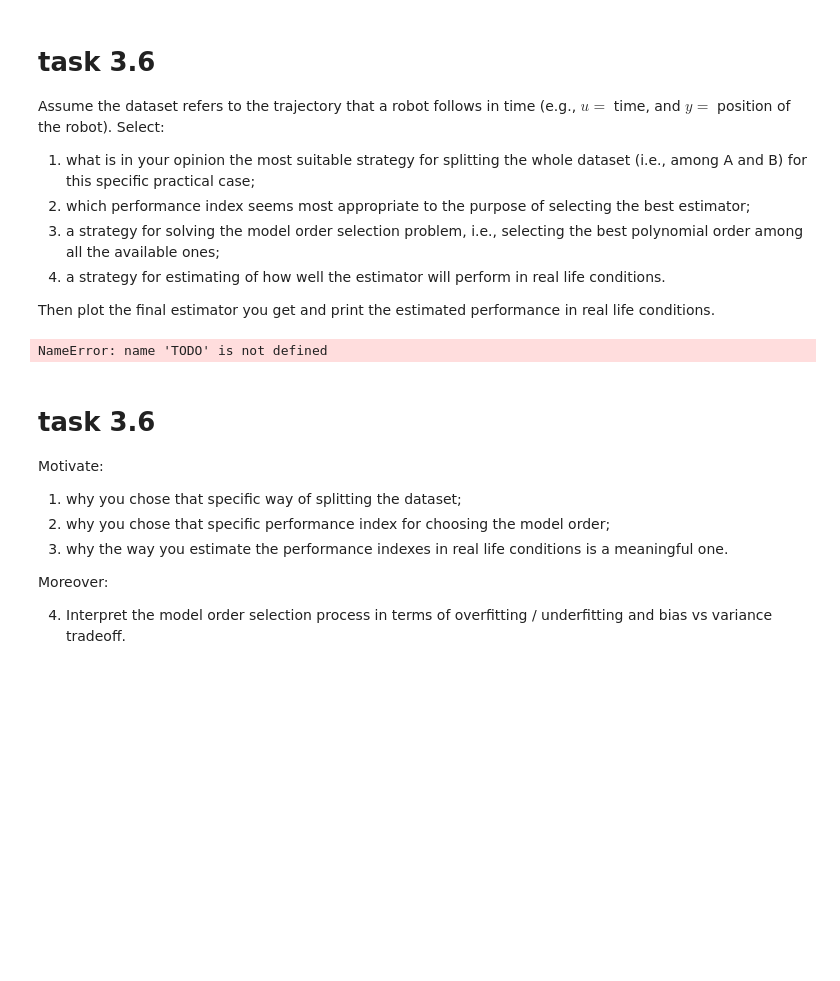
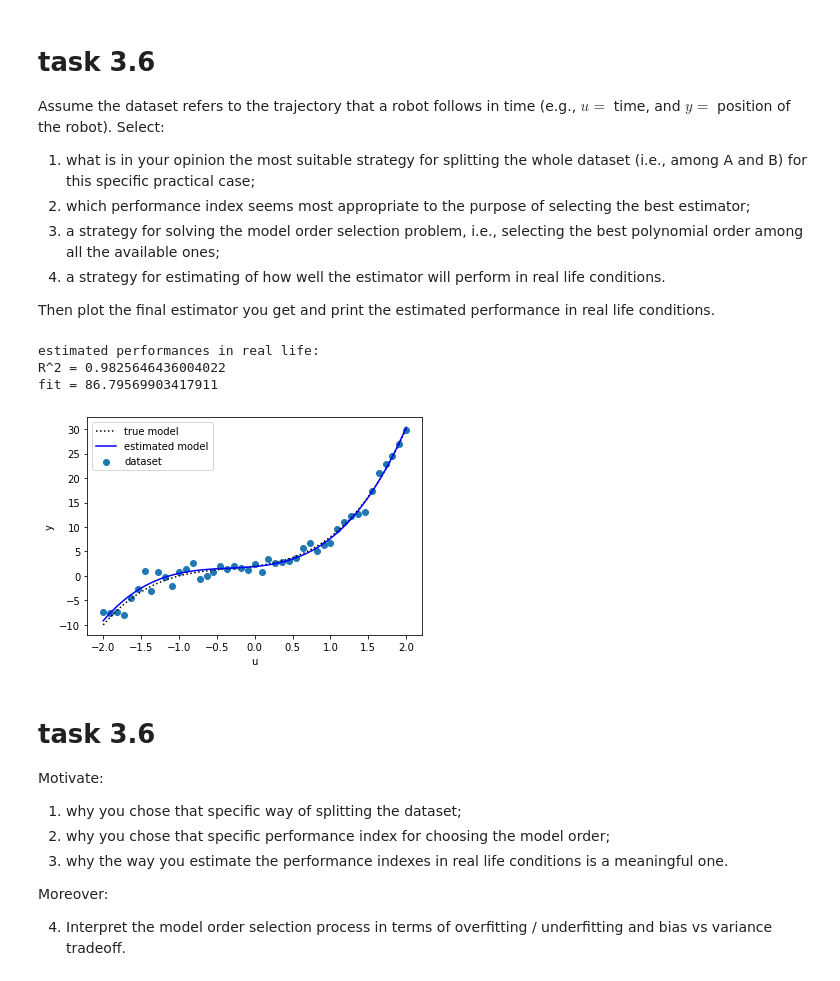
Before and after one commit to chrstrom/TTK4260, a Jupyter notebook: assignment_03.ipynb, the cells around one changed output. Saved outputs shown, nothing was run; the diff lists cells and outputs as text; code cells hidden in the pictures; blank space fills up the shorter version.

```diff
--- a/assignment_03.ipynb
+++ b/assignment_03.ipynb
@@ -170,12 +168,12 @@ def performance_indexes( measured_y, estimated_y ):
 
     RSS = np.sum((measured_y - estimated_y)**2)
     mu = np.mean(measured_y)
-    var = np.sum(measured_y - mu)**2
-    if var == 0: var = np.finfo(float).eps
-    FVU = RSS / (len(measured_y)*var)
+    N = len(measured_y)
+    var = np.sum((measured_y - mu)**2) / (N - 1)
+    FVU = RSS / (N*var)
     Rsq = 1 - FVU
-    fit = 100*(1- (np.sqrt(RSS))/(np.sqrt(var)))
-    MAD = np.sum(np.abs(measured_y - estimated_y))/len(measured_y)
+    fit = 100*(1 - np.sqrt(FVU))
+    MAD = np.sum(np.abs(measured_y - estimated_y))/N
 
     return [ RSS, FVU, Rsq, fit, MAD ]
 # %% [markdown]
@@ -305,36 +303,43 @@ Assume the dataset refers to the trajectory that a robot follows in time (e.g.,
 Then plot the final estimator you get and print the estimated performance in real life conditions.
 # %%
 # perform the choices
-# 1. => TODO
-# 2. => TODO
-# 3. => TODO
-# 4. => TODO
+# 1. => A
+# 2. => R^2 and fit
+# 3. => RSS and MAD
+# 4. => Use strategy A to split the dataset due to the reasons discussed in 1. Then select the model order that is a
+# a minima of the test set while also trying to minimize the model order and performance in the training set using
+# RSS or MAD. Lastly run the ML solver using the model order found in 3. and the entire dataset (y, u) - and use
+# R^2 or fit to show performance in real life conditions.
 
 # select the model order
-selected_model_order = TODO
+selected_model_order = 4
 
 # recompute the estimates
-theta_hat = TODO
+theta_hat = ML_solver(u, y, selected_model_order)
 
 # compute the estimated models
-modeled_y = arbitrary_poly(theta_hat) # use the lambda function
+estimated_y = arbitrary_poly(theta_hat) # use the lambda function
 
+[RSS, FVU, Rsq, fit, MAD] = performance_indexes(y, estimated_y(u))
 # plot the true model against the measurements and the estimated model
 x = np.linspace(start = min_u, stop = max_u, num = 100)
 plt.figure()
 plt.scatter(u, y,                 label = 'dataset')
 plt.plot(x, noiseless_y(x), 'k:', label = 'true model')
-plt.plot(x, modeled_y(x),   'b',  label = 'estimated model')
+plt.plot(x, estimated_y(x),   'b',  label = 'estimated model')
 plt.xlabel('u')
 plt.ylabel('y')
 plt.legend();
 
 # say which real life performance we expect to see
 print('estimated performances in real life:')
-print('RSS = ' + str(RSS[1][0][selected_model_order]))
-print('MAD = ' + str(MAD[1][0][selected_model_order]))
+print(f"R^2 = {Rsq}")
+print(f"fit = {fit}")
 # %% [output]
-NameError: name 'TODO' is not defined
+estimated performances in real life:
+R^2 = 0.9825646436004022
+fit = 86.79569903417911
+[figure, added]
 # %% [markdown]
 # task 3.6
 
```
Also changed, not shown: parts of 6 cells of this notebook.
